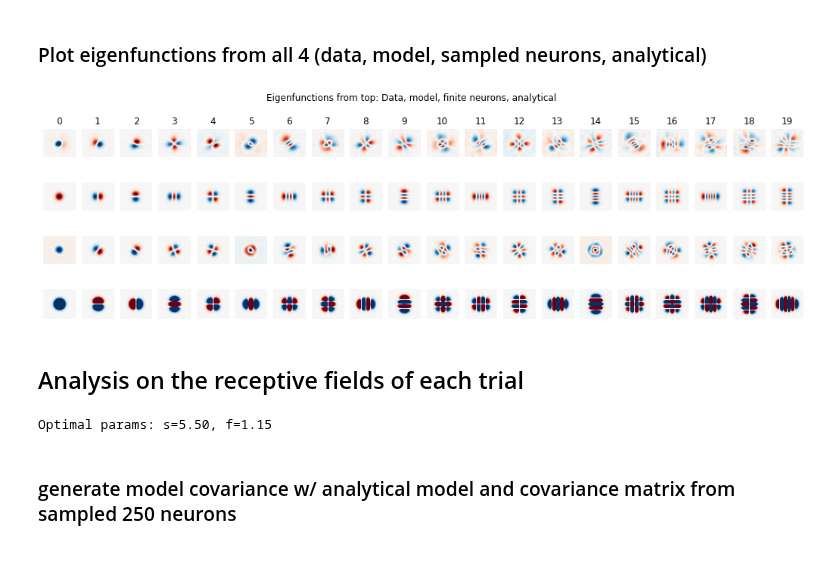
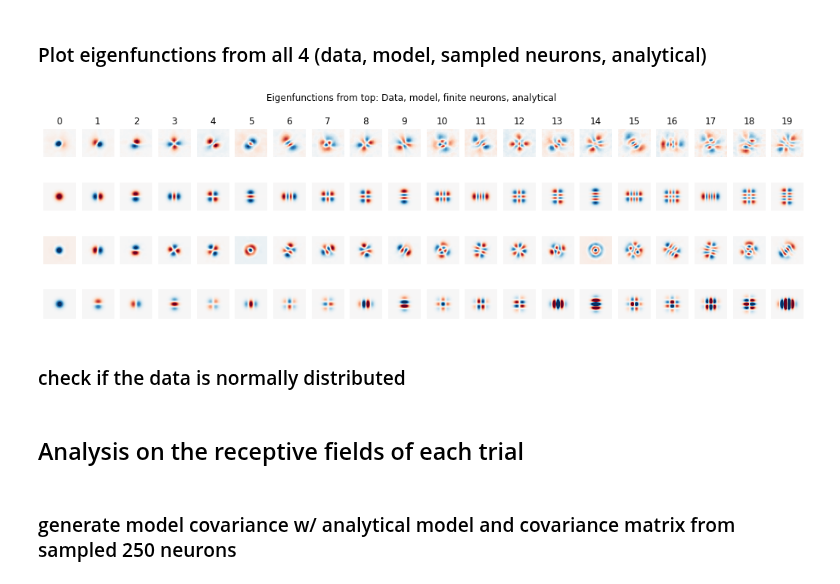
Before and after one commit to BruntonUWBio/structured-random-features, a Jupyter notebook: new_version/Marius_V1_cov_model.ipynb, the cells around one changed output. Cells and saved outputs as stored; diff of their text form; code cells hidden in the pictures.

```diff
--- a/new_version/Marius_V1_cov_model.ipynb
+++ b/new_version/Marius_V1_cov_model.ipynb
@@ -48,7 +48,7 @@ def frob_norm_diff(x):
     cov_model = V1_inspired_kernel_matrix(N=dim, s=x[0], f=x[1], center=(12, 13), scale=1)
     return la.norm(cov_data - cov_model)
 
-x0 = [1, 1]
+x0 = [11, 1]
 minimize_diff = minimize(frob_norm_diff, x0, method='BFGS', tol=1e-4)
 s_min, f_min = minimize_diff.x
 print('Optimal params: s=%0.2f, f=%0.2f' % (s_min, f_min))
@@ -97,0 +101,18 @@ plt.savefig('results/V1_data/cov_mat_fitted_Marius_trial_avg.pdf')
+# %%
+fig = plt.figure(figsize=(12, 2))
+plt.suptitle('Top (data), bottom (sample)')
+for i in range(10):
+    idx = np.random.randint(num_cells)
+    ax = fig.add_subplot(2, 10, i + 1)
+    cell_rf = rf[0, idx].reshape(24, 27)
+    plt.imshow(cell_rf, cmap='RdBu')
+    plt.clim([-5, 5])
+    plt.axis('off')
+
+
+    ax = fig.add_subplot(2, 10, 10 + i + 1)
+    cell_rf = W[idx].reshape(24, 27)
+    plt.imshow(cell_rf, cmap='RdBu')
+    plt.clim([-8, 8])
+    plt.axis('off')
+#     plt.savefig('results/V1_data/rfs_Marius_data.pdf')
@@ -206,28 +229,30 @@ Sampled neurons: 100 evecs explain 0.92 variance
 # %%
 # plot eigenfunctions from all 4 (data, model, finite sample, analytical)
 fig = plt.figure(figsize=(18, 5))
 plt.suptitle('Eigenfunctions from top: Data, model, finite neurons, analytical')
 for i in range(20):
     ax = fig.add_subplot(4, 20, i + 1)
     plt.imshow(evec_data[:, -i-1].reshape(24, 27), cmap='RdBu')
     plt.title(i)
     plt.clim(-0.2, 0.2)
     plt.axis('off')
 
     ax = fig.add_subplot(4, 20, 20 + i + 1)
     plt.imshow(evec_model[:, -i-1].reshape(48, 54), cmap='RdBu')
     plt.clim(-0.1, 0.1)
     plt.axis('off')
 
     ax = fig.add_subplot(4, 20, 40 + i + 1)
     plt.imshow(evec_sampled_neurons[:, -i - 1].reshape(48, 54), cmap='RdBu')
     plt.clim(-0.1, 0.1)
     plt.axis('off')
 
     ax = fig.add_subplot(4, 20, 60 + i + 1)
     plt.imshow(evec_anal[i].reshape(240, 260), cmap='RdBu')
-    plt.clim(-0.1, 0.1)
+    plt.clim(-0.8, 0.8)
     plt.axis('off')
-    plt.savefig('results/V1_data/cov_mat_eigvecs_Marius_trial_avg.pdf')
+#     plt.savefig('results/V1_data/cov_mat_eigvecs_Marius_trial_avg.pdf')
 # %% [output]
-[figure, old version]
+[figure, new version]
+# %% [markdown]
+### check if the data is normally distributed
@@ -255,8 +299,6 @@ x0 = [1, 1]
 minimize_diff = minimize(frob_norm_diff, x0, method='BFGS', tol=1e-4)
 s_min, f_min = minimize_diff.x
 print('Optimal params: s=%0.2f, f=%0.2f' % (s_min, f_min))
-# %% [output]
-Optimal params: s=5.50, f=1.15
 # %% [markdown]
 ### generate model covariance w/ analytical model and covariance matrix from sampled 250 neurons
 # %%
```
Also changed, not shown: parts of 10 cells of this notebook.
